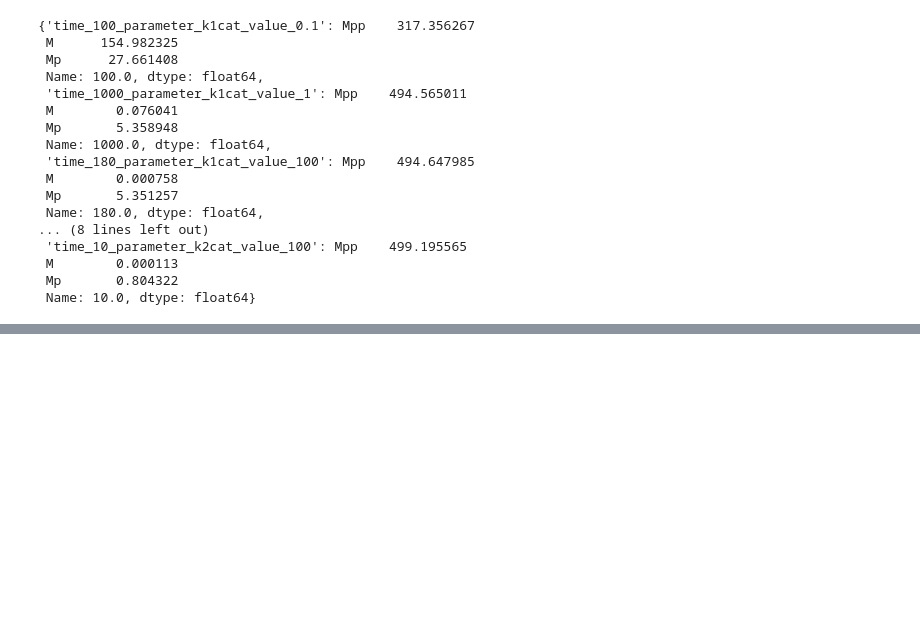
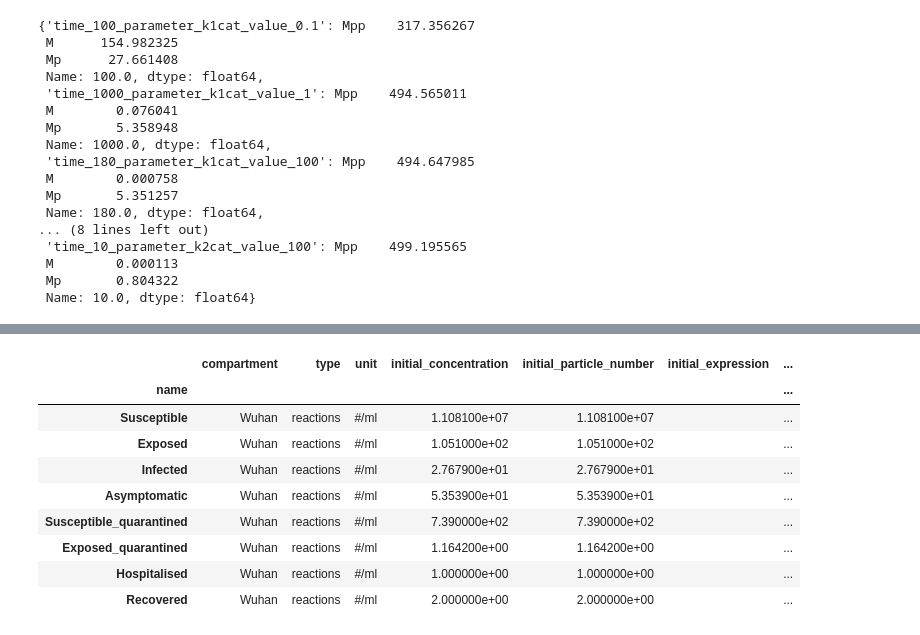
Before and after one commit to VirtualPatientEngine/AIAgents4Pharma, a Jupyter notebook: docs/notebooks/talk2biomodels/benchmark/expected_asnwers_basico.ipynb, the cells around one changed output, grey strips where cells are left out. Cells and saved outputs as stored; diff of their text form; code cells hidden in the pictures; blank space fills up the shorter version.

Commit message:
fix: update questions with steady state

```diff
--- a/docs/notebooks/talk2biomodels/benchmark/expected_asnwers_basico.ipynb
+++ b/docs/notebooks/talk2biomodels/benchmark/expected_asnwers_basico.ipynb
@@ -23,6 +23,6 @@ Dwivedi2014 - Crohns IL6 Disease model - Anti-IL6R Antibody
 # %%
 # epidemiology mode
 #mod_epidemiology = basico.load_biomodel('BIOMD0000000971')
-mod_epidemiology = basico.load_model(r'./models/BIOMD0000000971_url.xml')
+mod_epidemiology = basico.load_model(r'./models/Tang2020.xml')
 print(basico.get_model_name())
 # %% [output]
@@ -32,6 +32,6 @@ Dwivedi2014 - Crohns IL6 Disease model - Anti-IL6R Antibody
 # %%
 # epidemiology mode
 #mod_theory = basico.load_biomodel('BIOMD0000000027')
-mod_theory = basico.load_model(r'./models/Tang2020.xml')
+mod_theory = basico.load_model(r'./models/BIOMD0000000027_url.xml')
 print(basico.get_model_name())
 # %% [output]
@@ -231,0 +234,4 @@ results
+# %%
+mod_precision = basico.load_model(r'./models/BIOMD0000000537_url.xml')
+basico.task_steadystate.run_steadystate()
+basico.get_species().head()
@@ -231,0 +248,4 @@ results
+# %%
+mod_theory = basico.load_model(r'./models/BIOMD0000000027_url.xml')
+basico.task_steadystate.run_steadystate()
+basico.get_species()
@@ -231,0 +260,15 @@ results
+# %%
+mod_epidemiology = basico.load_model(r'./models/Tang2020.xml')
+basico.task_steadystate.run_steadystate()
+basico.get_species()
+# %% [output]
+|  | compartment | type | unit | initial_concentration | initial_particle_number | initial_expression | ... |
+| name |  |  |  |  |  |  | ... |
+| Susceptible | Wuhan | reactions | #/ml | 1.108100e+07 | 1.108100e+07 |  | ... |
+| Exposed | Wuhan | reactions | #/ml | 1.051000e+02 | 1.051000e+02 |  | ... |
+| Infected | Wuhan | reactions | #/ml | 2.767900e+01 | 2.767900e+01 |  | ... |
+| Asymptomatic | Wuhan | reactions | #/ml | 5.353900e+01 | 5.353900e+01 |  | ... |
+| Susceptible_quarantined | Wuhan | reactions | #/ml | 7.390000e+02 | 7.390000e+02 |  | ... |
+| Exposed_quarantined | Wuhan | reactions | #/ml | 1.164200e+00 | 1.164200e+00 |  | ... |
+| Hospitalised | Wuhan | reactions | #/ml | 1.000000e+00 | 1.000000e+00 |  | ... |
+| Recovered | Wuhan | reactions | #/ml | 2.000000e+00 | 2.000000e+00 |  | ... |
```
Also changed, not shown: parts of 7 cells of this notebook, 2 other files.
